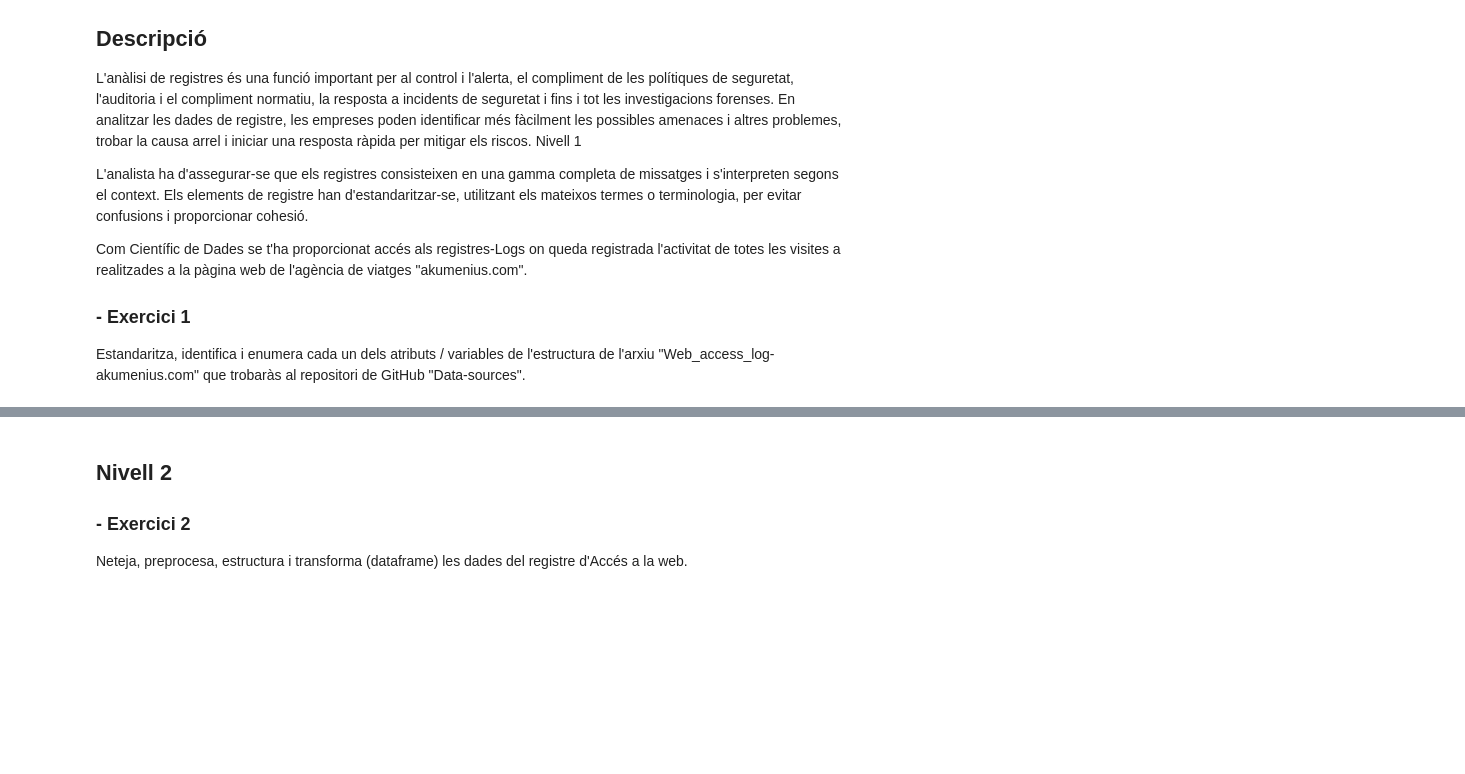
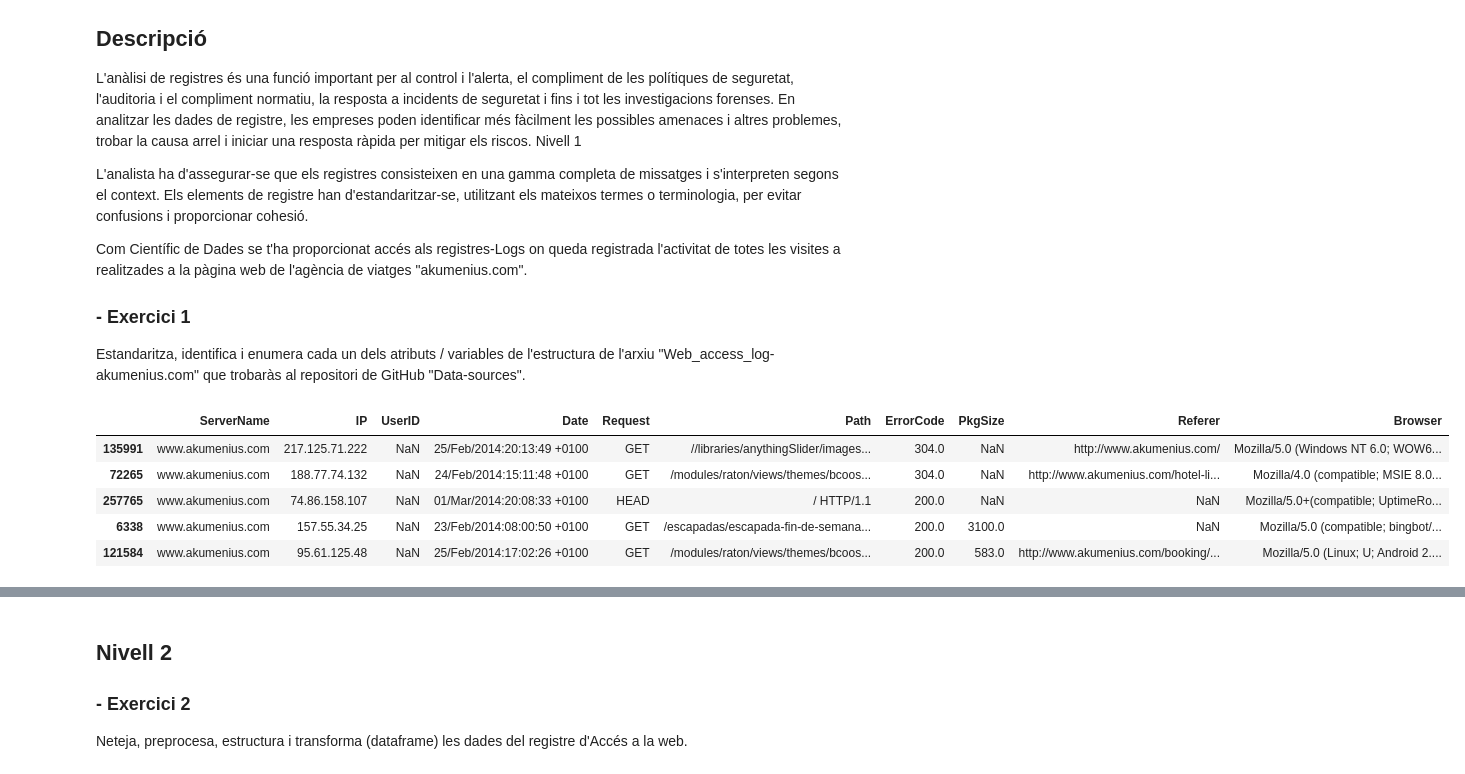
Before and after one commit to hidenfox/Registre-de-logs, a Jupyter notebook: S04T01.ipynb, the cells around one changed output, grey strips where cells are left out. Cells and saved outputs as stored; diff of their text form; code cells hidden in the pictures; blank space fills up the shorter version.

```diff
--- a/S04T01.ipynb
+++ b/S04T01.ipynb
@@ -14,16 +14,22 @@ Com Científic de Dades se t'ha proporcionat accés als registres-Logs on queda
 Estandaritza, identifica i enumera cada un dels atributs / variables de l'estructura de l'arxiu "Web_access_log-akumenius.com" que trobaràs al repositori de GitHub "Data-sources".
 # %%
 import pandas as pd
-
+import numpy as np
 #d_ServerName="(\S+)"
 
 #patterns = [pattern1, pattern2, pattern3]
 #compiled_combined = re.compile('|'.join(x for x in patterns), FLAGS_TO_USE)
-delimiter = r'(\S+)\s([0-9.]+|-)\s(.+)\s(.+)\s\[(\d+/\w+/\d{4}):(\d+:\d+:\d+\s\+\d*)\]\s\"(\w{3,7}) \* (.*)\"\s(\d+|-)\s(\d+|-)\s\"(.+)\"\s\"(.+)\"\sVLOG=(.+)'
+delimiter = r'(\S+)\s([0-9.]+|-)\s(.+)\s(.+)\s\[(\d+/\w+/\d{4}:\d+:\d+:\d+\s\+\d*)\]\s\"(\w{3,7}) (.*)\"\s(\d+|-)\s(\d+|-)\s\"(.+)\"\s\"(.+)\"\sVLOG=(.+)'
 data_file = "Web_access_log-akumenius.com.txt"
 column_names = ['ServerName', 'IP', 'Identity', 'UserID','Date','Time','Request','Protocol','ErrorCode','PkgSize', 'Referer', 'Browser','VLOG' ]
-
-
-df = pd.read_csv(data_file,delimiter=delimiter,engine='python',keep_default_na=True<z,names=['ServerName', 'IP', 'Identity', 'UserID','Date','Time','Request','Protocol','ErrorCode','PkgSize', 'Referer', 'Browser','VLOG' ])
-
-df.tail(100)
+df = pd.read_csv(data_file,delimiter=delimiter,engine='python', na_values="-",usecols = [*range(1, 13)],index_col=False,
+names=['ServerName', 'IP', 'Identity', 'UserID','Date','Request','Path','ErrorCode','PkgSize', 'Referer', 'Browser','VLOG' ])
+df.drop(["Identity","VLOG"],axis=1,inplace=True)
+df.sample(5)
+# %% [output]
+|  | ServerName | IP | UserID | Date | Request | Path | ErrorCode | PkgSize | Referer | Browser |
+| 135991 | www.akumenius.com | 217.125.71.222 | NaN | 25/Feb/2014:20:13:49 +0100 | GET | //libraries/anythingSlider/images... | 304.0 | NaN | http://www.akumenius.com/ | Mozilla/5.0 (Windows NT 6.0; WOW6... |
+| 72265 | www.akumenius.com | 188.77.74.132 | NaN | 24/Feb/2014:15:11:48 +0100 | GET | /modules/raton/views/themes/bcoos... | 304.0 | NaN | http://www.akumenius.com/hotel-li... | Mozilla/4.0 (compatible; MSIE 8.0... |
+| 257765 | www.akumenius.com | 74.86.158.107 | NaN | 01/Mar/2014:20:08:33 +0100 | HEAD | / HTTP/1.1 | 200.0 | NaN | NaN | Mozilla/5.0+(compatible; UptimeRo... |
+| 6338 | www.akumenius.com | 157.55.34.25 | NaN | 23/Feb/2014:08:00:50 +0100 | GET | /escapadas/escapada-fin-de-semana... | 200.0 | 3100.0 | NaN | Mozilla/5.0 (compatible; bingbot/... |
+| 121584 | www.akumenius.com | 95.61.125.48 | NaN | 25/Feb/2014:17:02:26 +0100 | GET | /modules/raton/views/themes/bcoos... | 200.0 | 583.0 | http://www.akumenius.com/booking/... | Mozilla/5.0 (Linux; U; Android 2.... |
```
Also changed, not shown: parts of 7 cells of this notebook, 1 other file.
